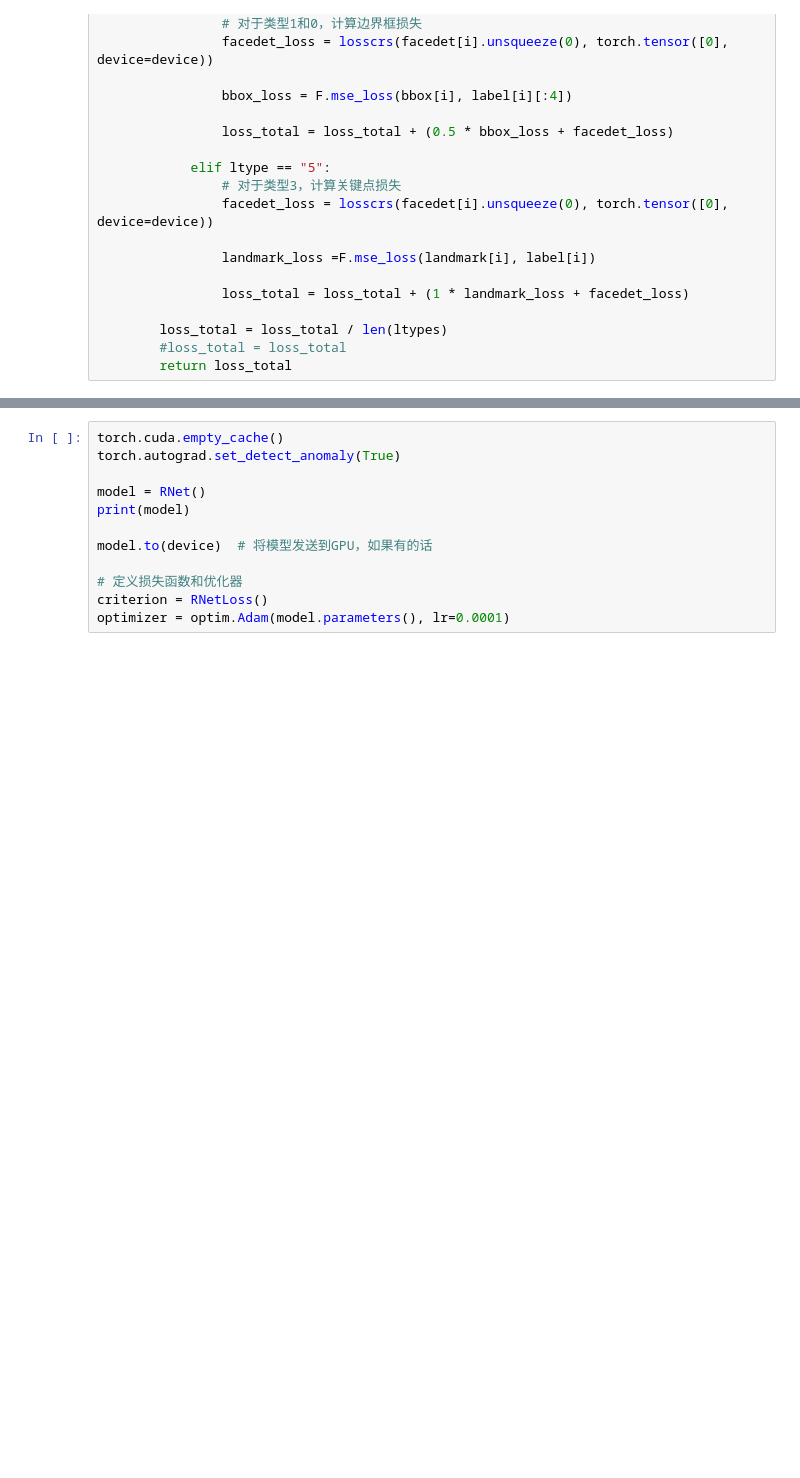
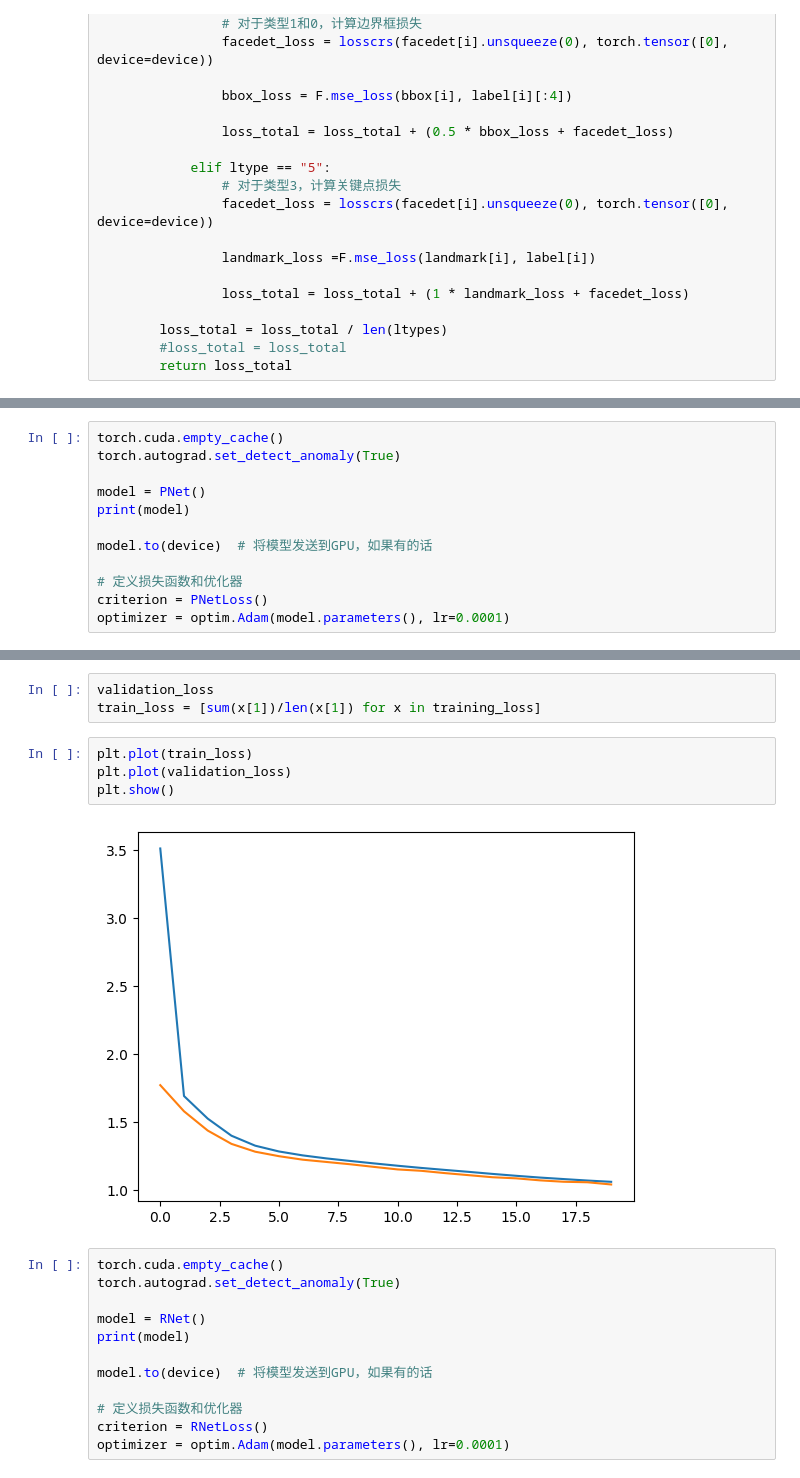
Before and after one commit to ZiJie-Duan/MTCNN_FaceLoc, a Jupyter notebook: src/note_v2.ipynb, the cells around one changed output, grey strips where cells are left out. Saved outputs shown, nothing was run; the diff lists cells and outputs as text; blank space fills up the shorter version.

Commit message:
feat : training more echo

```diff
--- a/src/note_v2.ipynb
+++ b/src/note_v2.ipynb
@@ -121,0 +195,12 @@ class RNetLoss(nn.Module):
+# %%
+torch.cuda.empty_cache()
+torch.autograd.set_detect_anomaly(True)
+
+model = PNet()
+print(model)
+
+model.to(device)  # 将模型发送到GPU，如果有的话
+
+# 定义损失函数和优化器
+criterion = PNetLoss()
+optimizer = optim.Adam(model.parameters(), lr=0.0001)
@@ -122,3 +289,12 @@ class RNetLoss(nn.Module):
+# %%
+validation_loss
+train_loss = [sum(x[1])/len(x[1]) for x in training_loss]
+# %%
+plt.plot(train_loss)
+plt.plot(validation_loss)
+plt.show()
+# %% [output]
+[figure, added]
 # %%
 torch.cuda.empty_cache()
 torch.autograd.set_detect_anomaly(True)
```
Also changed, not shown: parts of 8 cells of this notebook, 5 other files.
